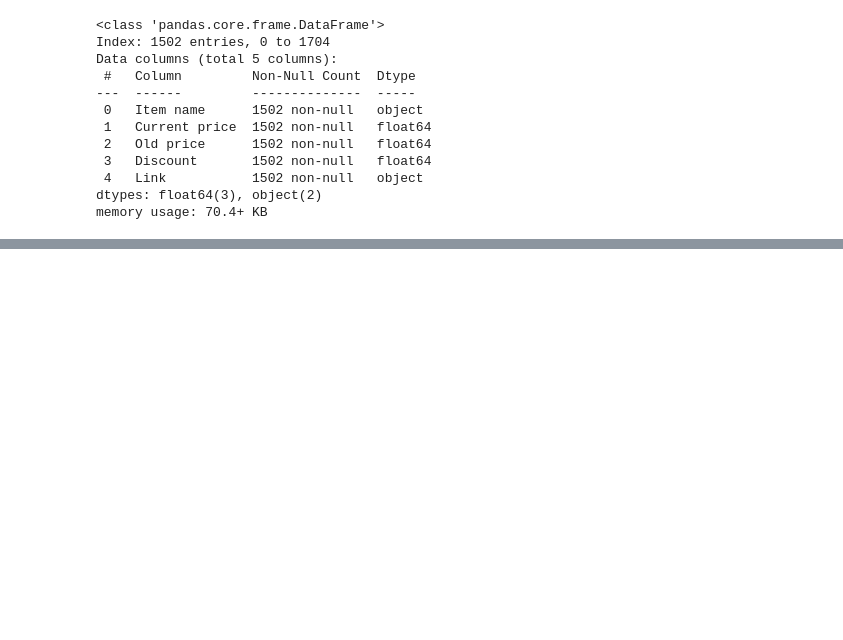
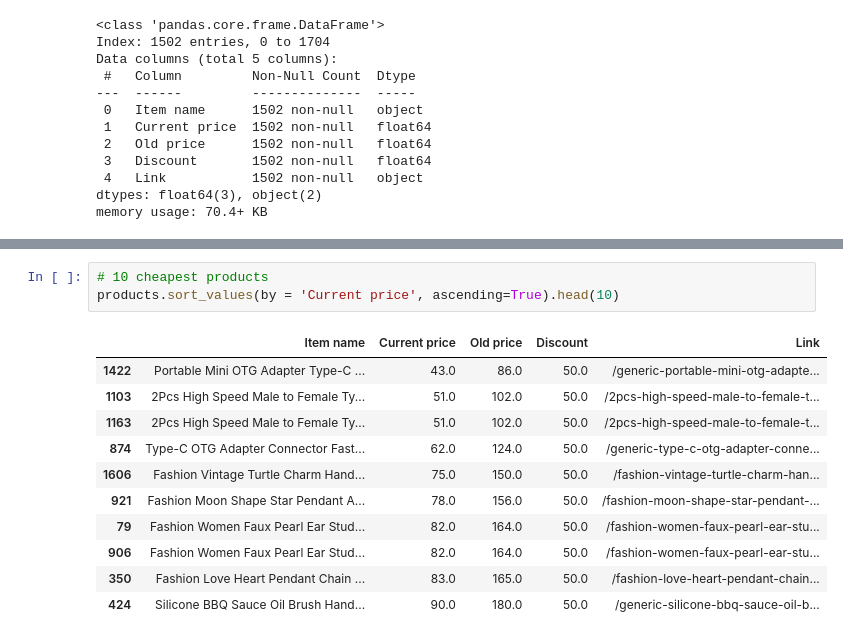
Before and after one commit to warren-bit/jumia_project, a Jupyter notebook: scraping_jumia.ipynb, the cells around one changed output, grey strips where cells are left out. Drawn from its saved outputs; the diff is of its cells as text; blank space fills up the shorter version.

```diff
--- a/scraping_jumia.ipynb
+++ b/scraping_jumia.ipynb
@@ -308,0 +355,15 @@ memory usage: 106.6+ KB
+# %%
+# 10 cheapest products
+products.sort_values(by = 'Current price', ascending=True).head(10)
+# %% [output]
+|  | Item name | Current price | Old price | Discount | Link |
+| 1422 | Portable Mini OTG Adapter Type-C ... | 43.0 | 86.0 | 50.0 | /generic-portable-mini-otg-adapte... |
+| 1103 | 2Pcs High Speed Male to Female Ty... | 51.0 | 102.0 | 50.0 | /2pcs-high-speed-male-to-female-t... |
+| 1163 | 2Pcs High Speed Male to Female Ty... | 51.0 | 102.0 | 50.0 | /2pcs-high-speed-male-to-female-t... |
+| 874 | Type-C OTG Adapter Connector Fast... | 62.0 | 124.0 | 50.0 | /generic-type-c-otg-adapter-conne... |
+| 1606 | Fashion Vintage Turtle Charm Hand... | 75.0 | 150.0 | 50.0 | /fashion-vintage-turtle-charm-han... |
+| 921 | Fashion Moon Shape Star Pendant A... | 78.0 | 156.0 | 50.0 | /fashion-moon-shape-star-pendant-... |
+| 79 | Fashion Women Faux Pearl Ear Stud... | 82.0 | 164.0 | 50.0 | /fashion-women-faux-pearl-ear-stu... |
+| 906 | Fashion Women Faux Pearl Ear Stud... | 82.0 | 164.0 | 50.0 | /fashion-women-faux-pearl-ear-stu... |
+| 350 | Fashion Love Heart Pendant Chain ... | 83.0 | 165.0 | 50.0 | /fashion-love-heart-pendant-chain... |
+| 424 | Silicone BBQ Sauce Oil Brush Hand... | 90.0 | 180.0 | 50.0 | /generic-silicone-bbq-sauce-oil-b... |
```
Also changed, not shown: parts of 8 cells of this notebook.
